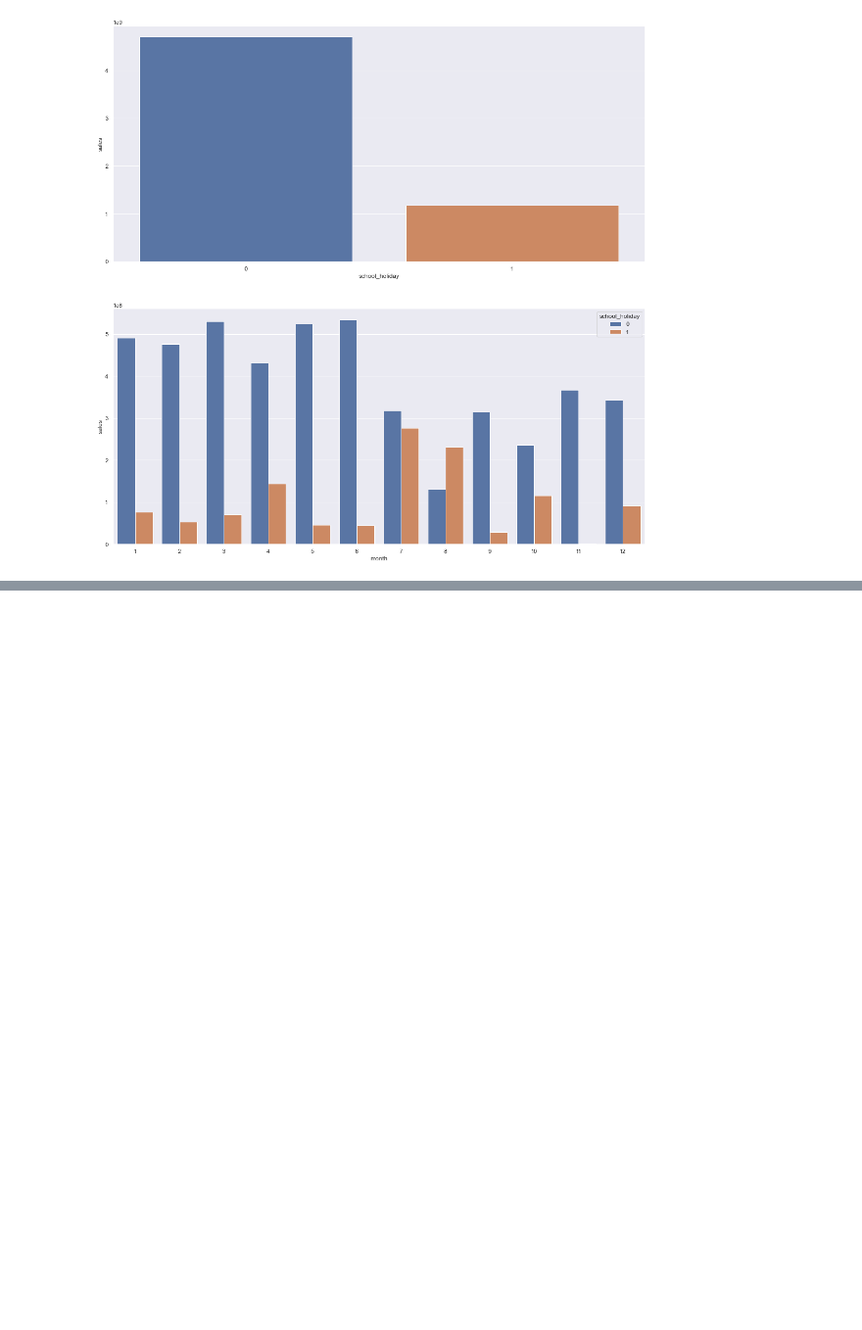
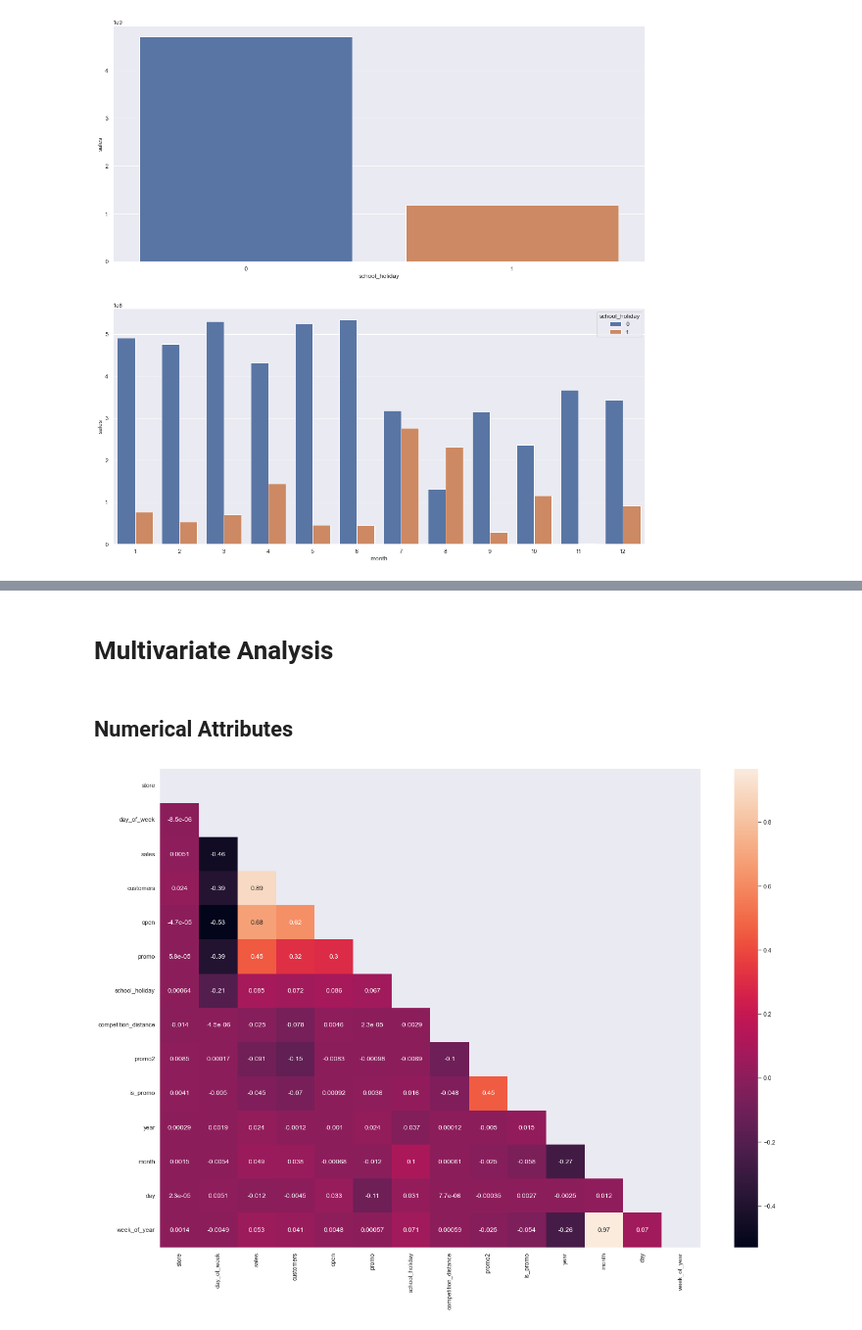
Before and after one commit to ViniciusKos/forecast_sales, a Jupyter notebook: forecast_sales.ipynb, the cells around one changed output, grey strips where cells are left out. Shown at 98% size. Drawn from its saved outputs; the diff is of its cells as text; code cells hidden in the pictures; blank space fills up the shorter version.

Commit message:
multivariate analysis

```diff
--- a/forecast_sales.ipynb
+++ b/forecast_sales.ipynb
@@ -678,0 +737,11 @@ plt.gcf().set_size_inches(18.5,18.5)
+# %% [markdown]
+# Multivariate Analysis
+# %% [markdown]
+## Numerical Attributes
+# %%
+corrs= df2.select_dtypes(include=['float64','int64']).corr(method='pearson')
+matrix = np.triu(corrs)
+sns.heatmap(corrs,annot=True,mask=matrix)
+plt.gcf().set_size_inches(22,16)
+# %% [output]
+[figure, added]
```
Also changed, not shown: parts of 22 cells of this notebook.
